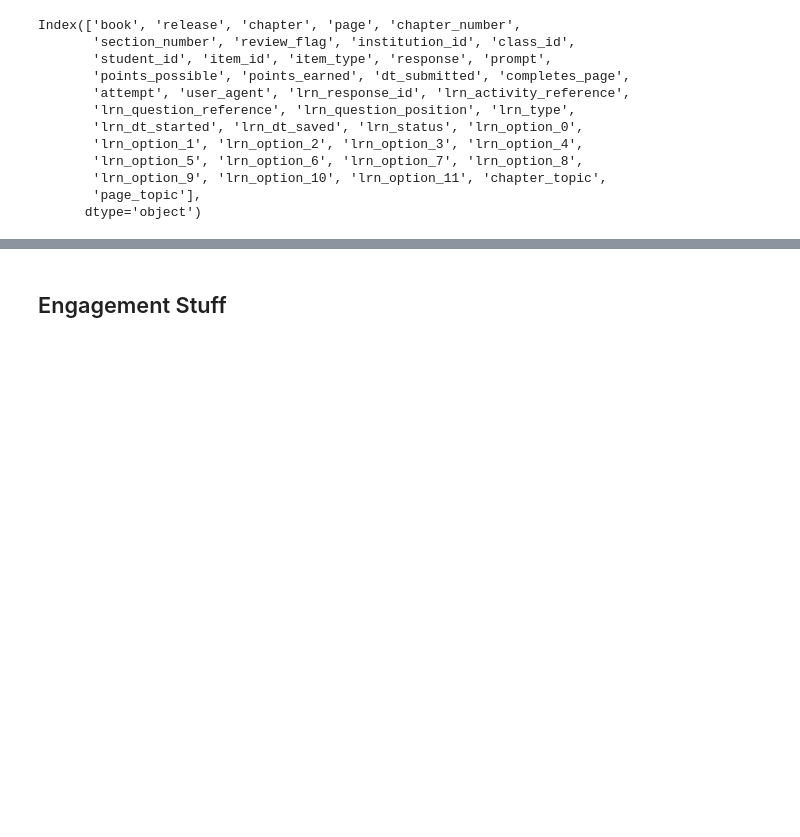
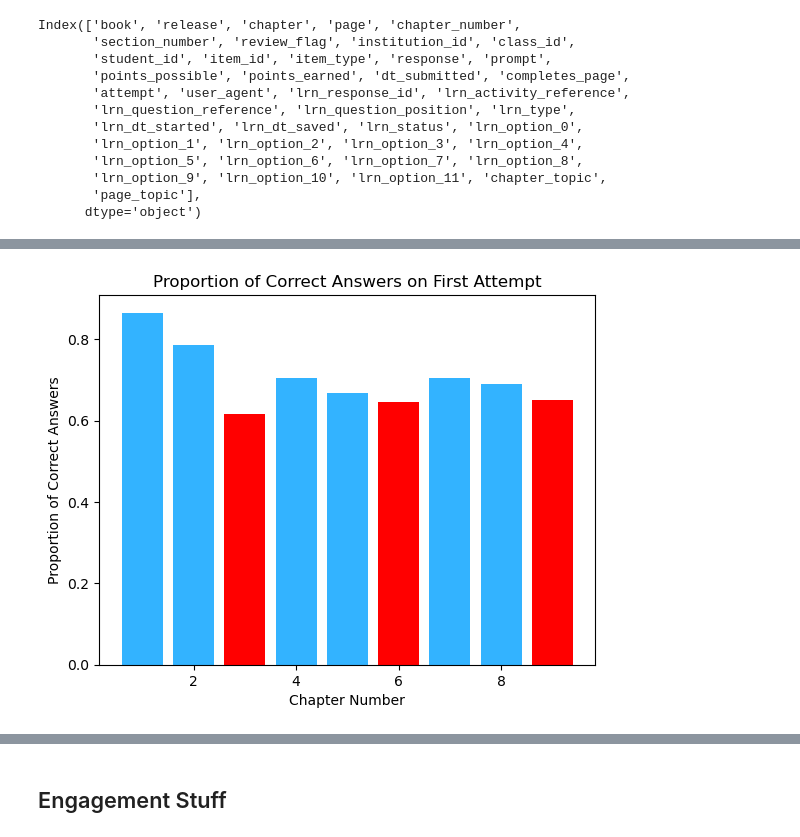
Before and after one commit to davidOplatka/DataFest2024, a Jupyter notebook: Basic Visualizations.ipynb, the cells around one changed output, grey strips where cells are left out. Cells and saved outputs as stored; diff of their text form; code cells hidden in the pictures; blank space fills up the shorter version.

```diff
--- a/Basic Visualizations.ipynb
+++ b/Basic Visualizations.ipynb
@@ -185,0 +135,18 @@ for i, student in enumerate(students):
+# %%
+chapters = first_att[first_att['student_id'] == 'e785ea7f-c08e-425f-82ae-2257adf89534'].groupby('chapter')
+chapter_scores = chapters['points_earned'].sum() / chapters['points_possible'].sum()
+chapter_num = [int(re.findall('\d{1,2}', chapter)[0]) for chapter in chapter_scores.index]
+chapter_scores.index = chapter_num
+chapter_scores.sort_index(inplace = True)
+
+thresh = chapter_scores.sort_values().values[2]
+
+colors = ['#33B3FF' if value > thresh else 'red' for value in chapter_scores]
+
+plt.bar(chapter_scores.index, chapter_scores.values, color = colors)
+plt.xlabel('Chapter Number')
+plt.ylabel('Proportion of Correct Answers')
+plt.title("Proportion of Correct Answers on First Attempt")
+plt.show()
+# %% [output]
+[figure, added]
```
Also changed, not shown: parts of 28 cells of this notebook.
